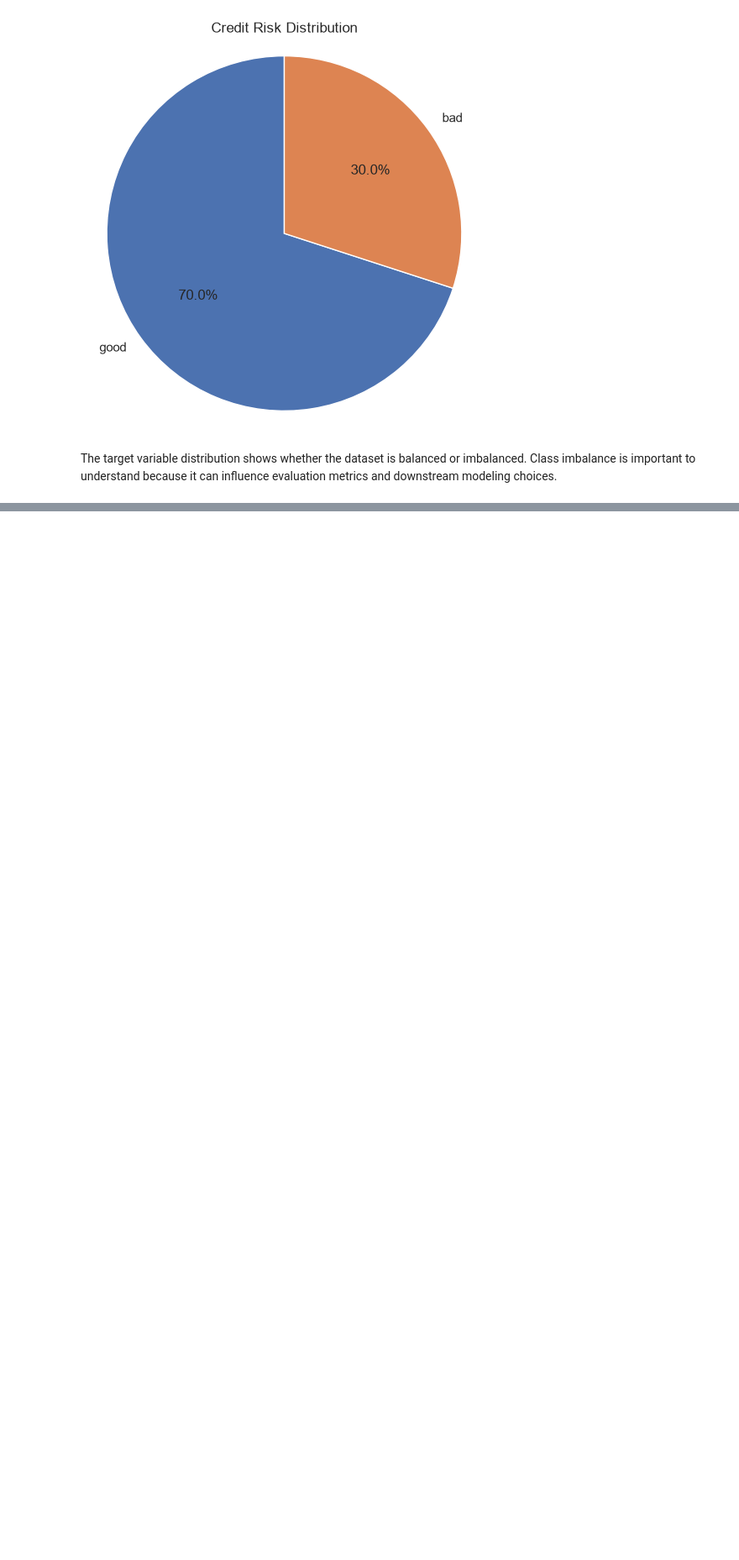
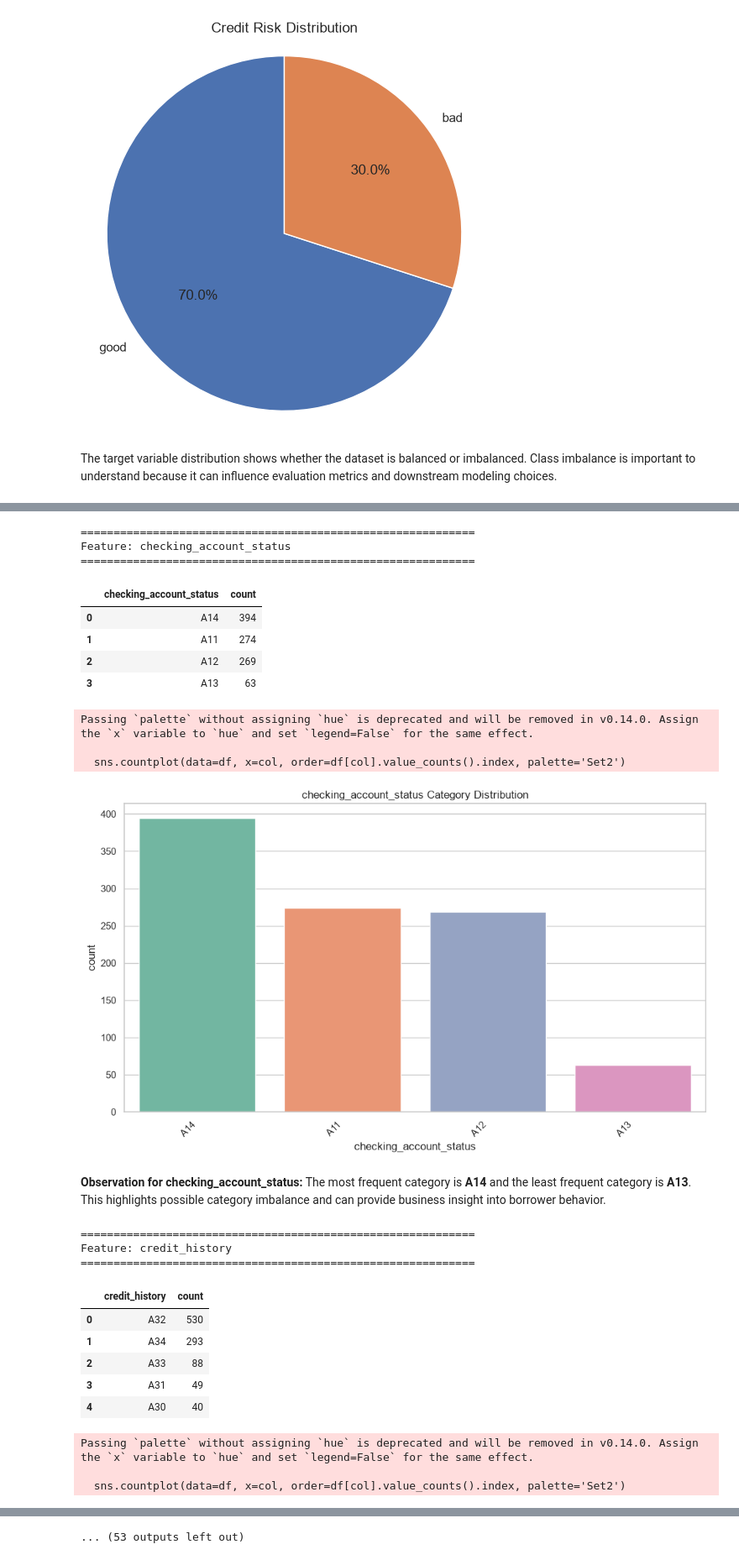
Before and after one commit to muzammilmarwat/CodeAlpha_CreditScoringModel, a Jupyter notebook: notebooks/01_Exploratory_Data_Analysis.ipynb, the cells around one changed output, grey strips where cells are left out. Shown at 84% size. Cells and saved outputs as stored; diff of their text form; code cells hidden in the pictures; blank space fills up the shorter version.

```diff
--- a/notebooks/01_Exploratory_Data_Analysis.ipynb
+++ b/notebooks/01_Exploratory_Data_Analysis.ipynb
@@ -219,0 +331,49 @@ The target variable distribution shows whether the dataset is balanced or imbala
+# %%
+cat_cols = [col for col in df.select_dtypes(exclude=['number']).columns if col != 'credit_risk']
+
+for col in cat_cols:
+    print(f"\n{'=' * 60}\nFeature: {col}\n{'=' * 60}")
+    freq_table = df[col].value_counts().reset_index()
+    freq_table.columns = [col, 'count']
+    display(freq_table)
+
+    plt.figure(figsize=(10, 6))
+    sns.countplot(data=df, x=col, order=df[col].value_counts().index, palette='Set2')
+    plt.title(f'{col} Category Distribution')
+    plt.xticks(rotation=45, ha='right')
+    plt.tight_layout()
+    plt.savefig(output_dir / f'{col}_countplot.png', dpi=300, bbox_inches='tight')
+    plt.show()
+
+    most_frequent = df[col].value_counts().idxmax()
+    least_frequent = df[col].value_counts().idxmin()
+    display(Markdown(
+        f"**Observation for {col}:** The most frequent category is **{most_frequent}** and the least frequent category is **{least_frequent}**. "
+        f"This highlights possible category imbalance and can provide business insight into borrower behavior."
+    ))
+# %% [output]
+============================================================
+Feature: checking_account_status
+============================================================
+|  | checking_account_status | count |
+| 0 | A14 | 394 |
+| 1 | A11 | 274 |
+| 2 | A12 | 269 |
+| 3 | A13 | 63 |
+Passing `palette` without assigning `hue` is deprecated and will be removed in v0.14.0. Assign the `x` variable to `hue` and set `legend=False` for the same effect.
+
+  sns.countplot(data=df, x=col, order=df[col].value_counts().index, palette='Set2')
+[figure, added]
+**Observation for checking_account_status:** The most frequent category is **A14** and the least frequent category is **A13**. This highlights possible category imbalance and can provide business insight into borrower behavior.
+============================================================
+Feature: credit_history
+============================================================
+|  | credit_history | count |
+| 0 | A32 | 530 |
+| 1 | A34 | 293 |
+| 2 | A33 | 88 |
+| 3 | A31 | 49 |
+| 4 | A30 | 40 |
+Passing `palette` without assigning `hue` is deprecated and will be removed in v0.14.0. Assign the `x` variable to `hue` and set `legend=False` for the same effect.
+
+  sns.countplot(data=df, x=col, order=df[col].value_counts().index, palette='Set2')
@@ -219,0 +396 @@ The target variable distribution shows whether the dataset is balanced or imbala
+... (53 outputs left out)
```
Also changed, not shown: parts of 15 cells of this notebook, 27 other files.
